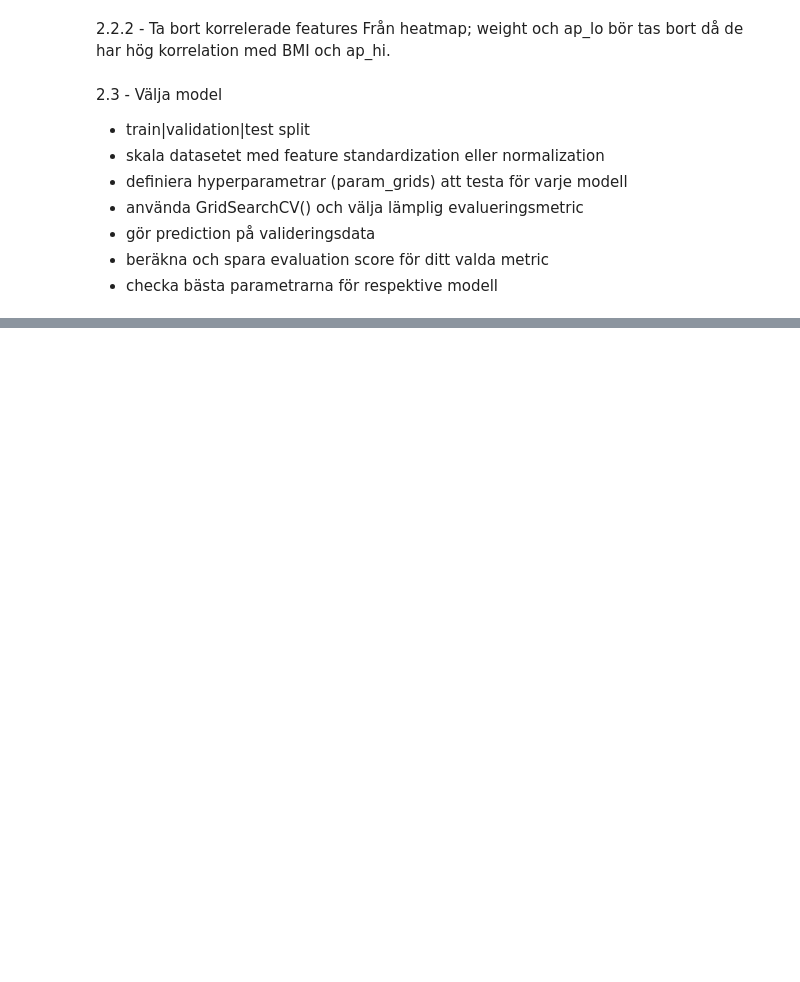
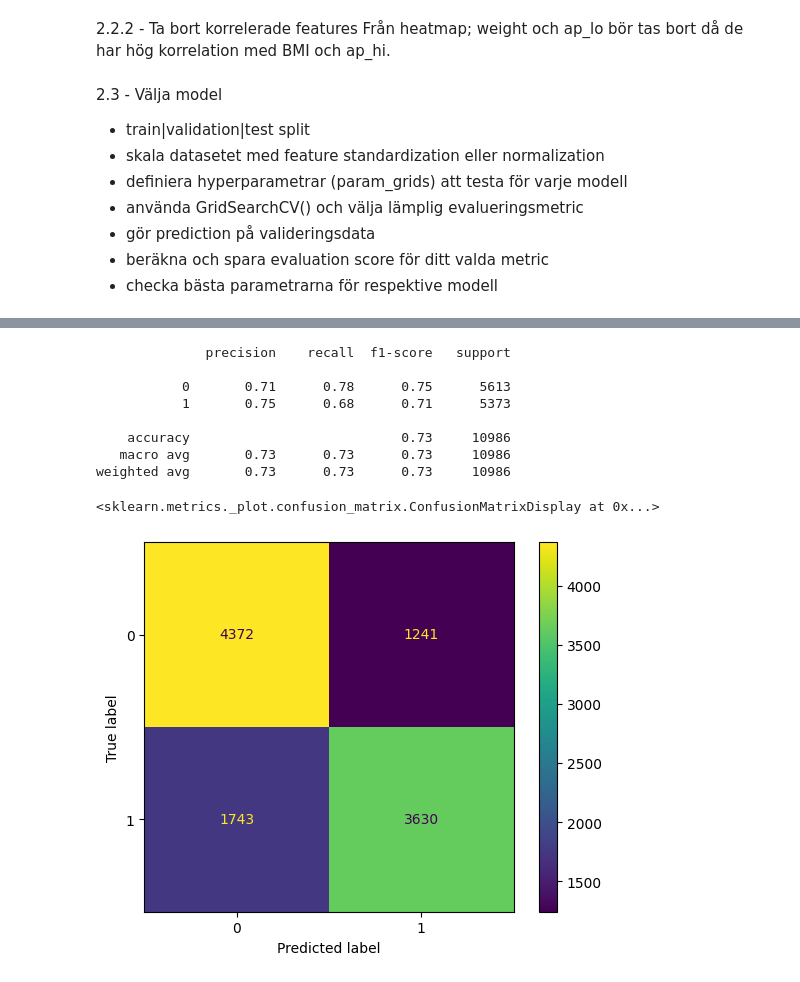
Before and after one commit to danlundh67/AI-recomend_predict, a Jupyter notebook: heart.ipynb, the cells around one changed output, grey strips where cells are left out. Cells and saved outputs as stored; diff of their text form; code cells hidden in the pictures; blank space fills up the shorter version.

```diff
--- a/heart.ipynb
+++ b/heart.ipynb
@@ -460,0 +516,16 @@ X_train
+# %%
+y_pred = classifier_log_reg.predict(X_val)
+print(classification_report(y_val, y_pred))
+cm = confusion_matrix(y_val, y_pred)
+ConfusionMatrixDisplay(cm).plot()
+# %% [output]
+              precision    recall  f1-score   support
+
+           0       0.71      0.78      0.75      5613
+           1       0.75      0.68      0.71      5373
+
+    accuracy                           0.73     10986
+   macro avg       0.73      0.73      0.73     10986
+weighted avg       0.73      0.73      0.73     10986
+<sklearn.metrics._plot.confusion_matrix.ConfusionMatrixDisplay at 0x...>
+[figure, added]
```
Also changed, not shown: parts of 5 cells of this notebook.
